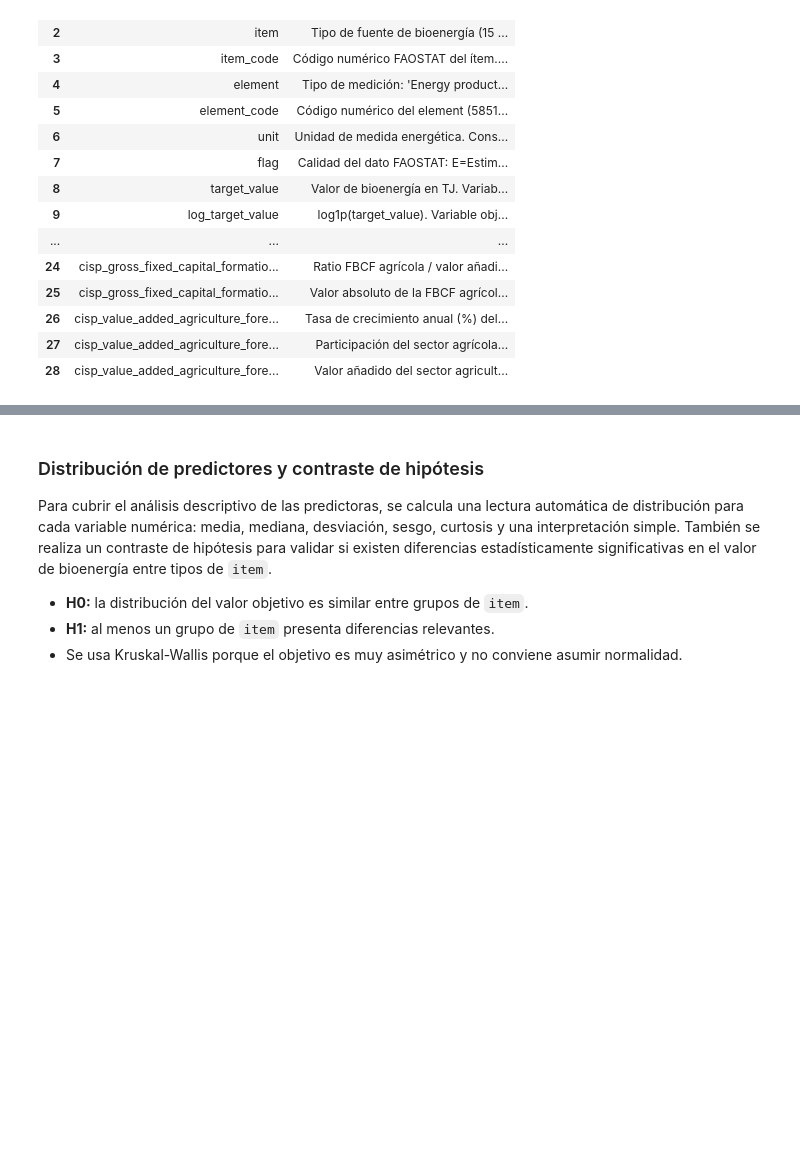
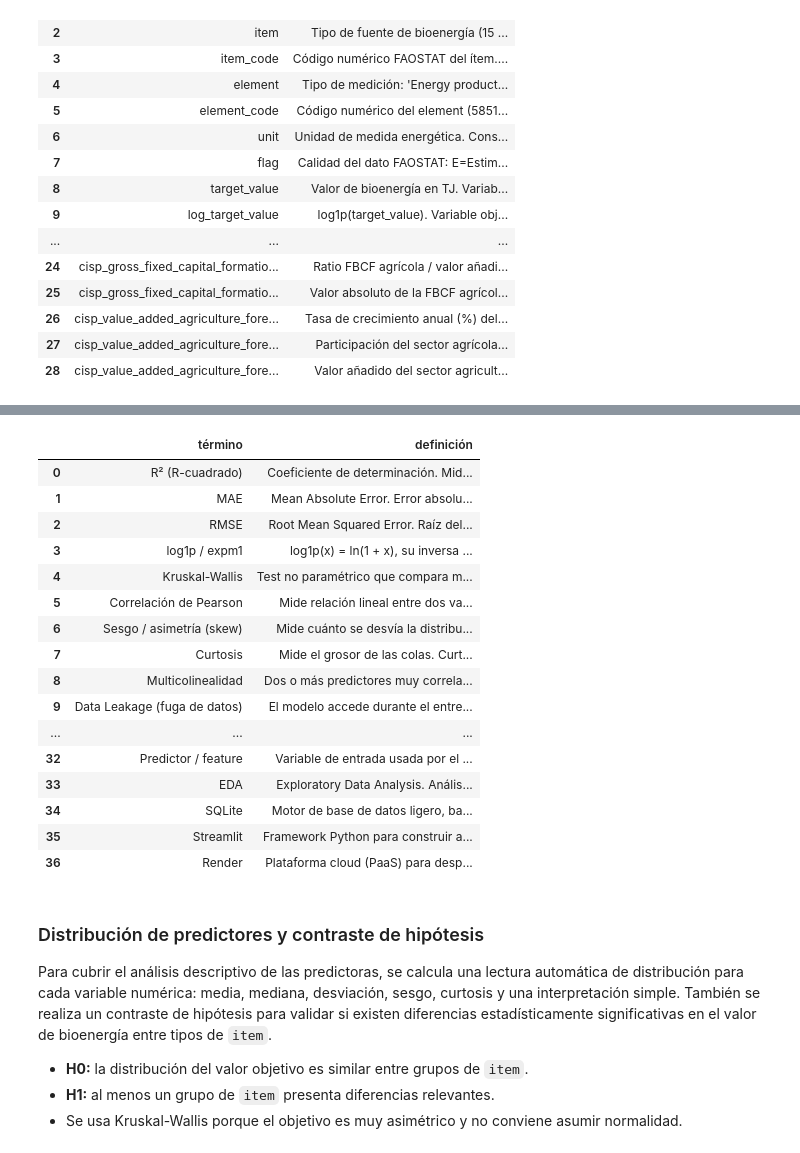
Before and after one commit to Dragcessa1998/Proyecto-Final-4geeks-bioenerg-a-en-el-sector-agroalimentario, a Jupyter notebook: notebooks/explore (1)_ejecutado.ipynb, the cells around one changed output, grey strips where cells are left out. Saved outputs shown, nothing was run; the diff lists cells and outputs as text; code cells hidden in the pictures; blank space fills up the shorter version.

```diff
--- a/notebooks/explore (1)_ejecutado.ipynb
+++ b/notebooks/explore (1)_ejecutado.ipynb
@@ -269,3 +274,76 @@ pd.DataFrame(
+# %%
+glossary = {
+    # --- Métricas de evaluación del modelo ---
+    "R² (R-cuadrado)":            "Coeficiente de determinación. Mide qué porcentaje de la variabilidad del objetivo explica el modelo. 1.0 = predicción perfecta, 0 = no mejor que la media.",
+    "MAE":                        "Mean Absolute Error. Error absoluto medio en las unidades originales (TJ). Robusto a outliers.",
+    "RMSE":                       "Root Mean Squared Error. Raíz del error cuadrático medio. Penaliza más los errores grandes que MAE.",
+    "log1p / expm1":              "log1p(x) = ln(1 + x), su inversa es expm1(y) = exp(y) - 1. Se usa para comprimir valores extremos antes de entrenar y luego volver al valor real.",
+
+    # --- Estadística ---
+    "Kruskal-Wallis":             "Test no paramétrico que compara medianas entre 3+ grupos. Se usa porque la bioenergía es muy asimétrica (no normal).",
+    "Correlación de Pearson":     "Mide relación lineal entre dos variables numéricas. Valores cerca de ±1 = fuerte; cerca de 0 = sin relación lineal.",
+    "Sesgo / asimetría (skew)":   "Mide cuánto se desvía la distribución de la simetría. Bioenergía tiene sesgo positivo (cola larga a la derecha).",
+    "Curtosis":                   "Mide el grosor de las colas. Curtosis alta = más valores extremos de lo esperado en una normal.",
+    "Multicolinealidad":          "Dos o más predictores muy correlacionados entre sí. Confunde al modelo y reduce interpretabilidad.",
+    "Data Leakage (fuga de datos)": "El modelo accede durante el entrenamiento a información que no tendría en producción (ej. el valor a predecir disfrazado de feature).",
+
+    # --- Modelo y entrenamiento ---
+    "HistGradientBoostingRegressor": "Modelo de boosting basado en histogramas. Versión rápida de Gradient Boosting. Bueno para datos tabulares con variables mixtas.",
+    "GridSearchCV":                "Búsqueda exhaustiva de hiperparámetros validada con K-fold cross-validation.",
+    "Hiperparámetros":             "Parámetros que controlan el aprendizaje del modelo (no se aprenden de los datos): learning_rate, max_iter, max_leaf_nodes, etc.",
+    "Split temporal train/test":   "División cronológica: el modelo entrena con años antiguos y se evalúa con años recientes, simulando el escenario real.",
+    "ColumnTransformer":           "Utilidad de scikit-learn que aplica transformaciones distintas a columnas distintas (numéricas vs categóricas).",
+    "Codificación ordinal":        "Convierte categorías de texto en enteros para que el modelo pueda procesarlas.",
+    "Imputación de nulos":         "Rellenar valores faltantes (NaN) con la mediana, media o un valor constante antes de entrenar.",
+
+    # --- Feature engineering temporal ---
+    "Lag (rezago)":                "Valor de la misma serie en un período anterior. lag_1 = año pasado, lag_2 = hace 2 años, etc.",
+    "Media móvil (rolling mean)":  "Promedio de los últimos N valores. Suaviza el ruido y captura tendencia.",
+    "year_since_1990":             "Variable temporal numérica = year - 1990. Versión centrada para facilitar el aprendizaje.",
+
+    # --- FAOSTAT y dominio agroalimentario ---
+    "FAOSTAT":                     "Base de datos estadísticos de la FAO (Food and Agriculture Organization). Datos públicos sobre agricultura, comercio, recursos, etc.",
+    "AF (ASTI Researchers)":       "Dominio FAOSTAT con número de investigadores en I+D agrícola por país-año. Fuente solicitada por la entrega.",
+    "AE (ASTI Expenditures)":      "Dominio FAOSTAT con el gasto en I+D agrícola por país-año (precios PPP 2011).",
+    "ASTI":                        "Agricultural Science and Technology Indicators — sistema internacional que mide ciencia y tecnología agrícola.",
+    "CISP":                        "Country Investment Statistics Profile — perfil de inversión agrícola por país (FBCF, valor añadido, AOD).",
+    "BE (Bioenergy)":              "Dominio FAOSTAT con producción y consumo de bioenergía por país, ítem y elemento. Tabla principal del modelado.",
+    "TJ (Terajulios)":             "Unidad de energía. 1 TJ = 10¹² julios ≈ 277,8 MWh ≈ 23,9 toneladas equivalentes de petróleo.",
+    "FBCF":                        "Formación Bruta de Capital Fijo. Inversión en activos productivos duraderos (maquinaria, infraestructura).",
+    "AOD":                         "Ayuda Oficial al Desarrollo. Flujos de financiación de donantes hacia países receptores con fines de desarrollo.",
+    "Bulk download":               "Descarga masiva del dataset completo desde FAOSTAT en formato ZIP (vs consultar registro a registro vía API).",
+
+    # --- Estructura del proyecto ---
+    "Pipeline":                    "Cadena automática que descarga datos → procesa → guarda en BBDD → hace EDA → entrena modelo. Aquí está en src/run_pipeline.py.",
+    "Target / objetivo":           "Variable que se quiere predecir. En este proyecto: el valor de bioenergía (target_value en TJ).",
+    "Predictor / feature":         "Variable de entrada usada por el modelo para predecir el objetivo.",
+    "EDA":                         "Exploratory Data Analysis. Análisis descriptivo y visual previo al modelado.",
+    "SQLite":                      "Motor de base de datos ligero, basado en un único archivo. Usado aquí para almacenar tablas crudas y dataset final.",
+    "Streamlit":                   "Framework Python para construir aplicaciones web interactivas de Data Science con poco código.",
+    "Render":                      "Plataforma cloud (PaaS) para desplegar apps web. Configurado en render.yaml.",
+}
+
+pd.DataFrame(
+    {"término": list(glossary.keys()), "definición": list(glossary.values())}
+)
+# %% [output]
+|  | término | definición |
+| 0 | R² (R-cuadrado) | Coeficiente de determinación. Mid... |
+| 1 | MAE | Mean Absolute Error. Error absolu... |
+| 2 | RMSE | Root Mean Squared Error. Raíz del... |
+| 3 | log1p / expm1 | log1p(x) = ln(1 + x), su inversa ... |
+| 4 | Kruskal-Wallis | Test no paramétrico que compara m... |
+| 5 | Correlación de Pearson | Mide relación lineal entre dos va... |
+| 6 | Sesgo / asimetría (skew) | Mide cuánto se desvía la distribu... |
+| 7 | Curtosis | Mide el grosor de las colas. Curt... |
+| 8 | Multicolinealidad | Dos o más predictores muy correla... |
+| 9 | Data Leakage (fuga de datos) | El modelo accede durante el entre... |
+| ... | ... | ... |
+| 32 | Predictor / feature | Variable de entrada usada por el ... |
+| 33 | EDA | Exploratory Data Analysis. Anális... |
+| 34 | SQLite | Motor de base de datos ligero, ba... |
+| 35 | Streamlit | Framework Python para construir a... |
+| 36 | Render | Plataforma cloud (PaaS) para desp... |
 # %% [markdown]
 ### Distribución de predictores y contraste de hipótesis
 
```
Also changed, not shown: parts of 10 cells of this notebook.
